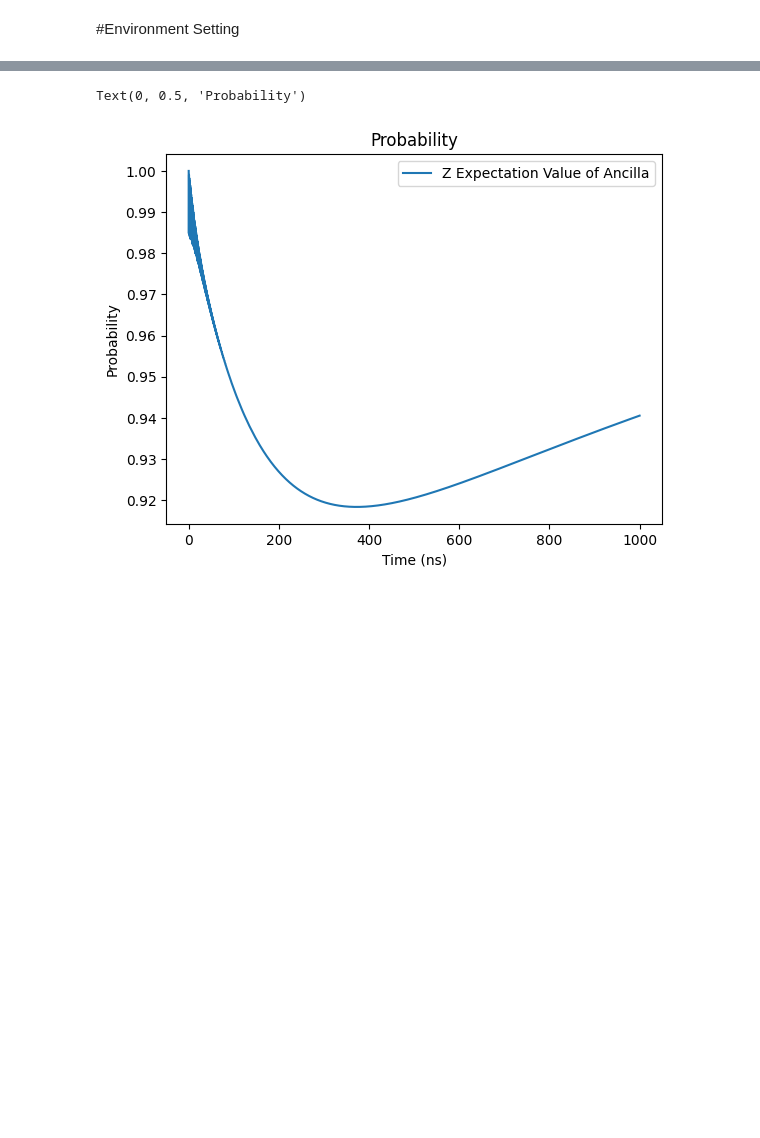
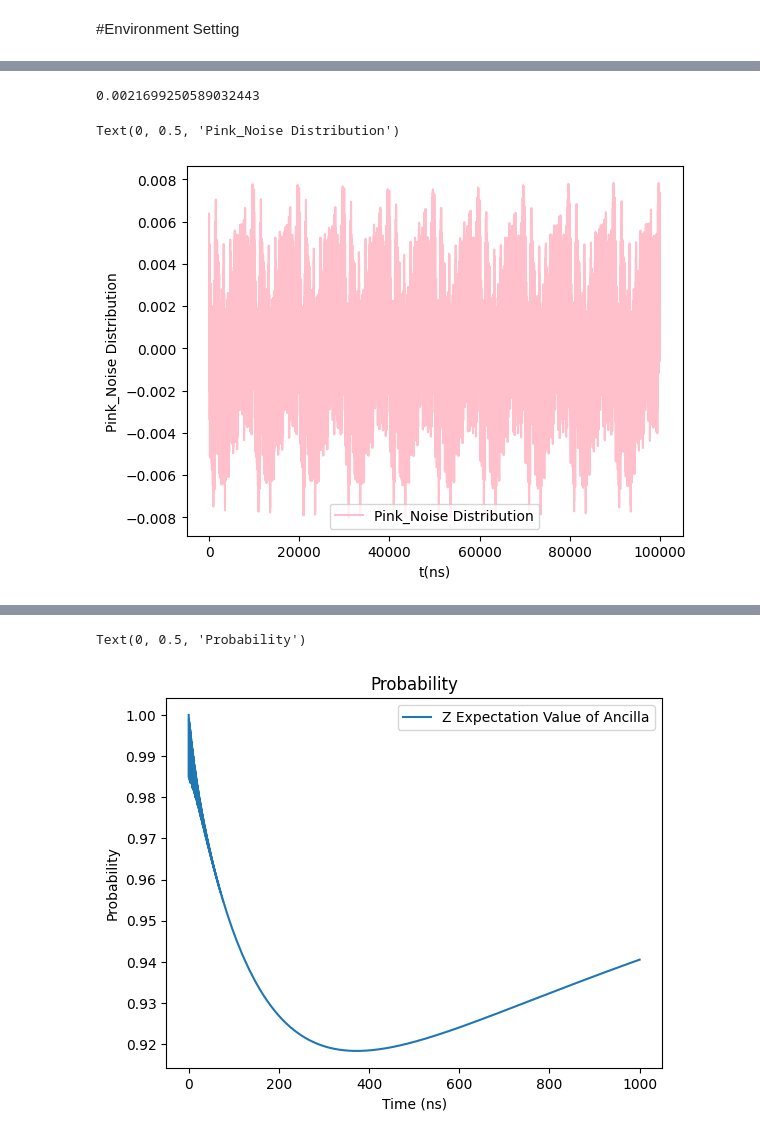
Before and after one commit to BrainConnection/Dynamical_Decoupling_Project, a Jupyter notebook: Dual Rail Erasure Qubit Reproduce.ipynb, the cells around one changed output, grey strips where cells are left out. Cells and saved outputs as stored; diff of their text form; code cells hidden in the pictures; blank space fills up the shorter version.

```diff
--- a/Dual Rail Erasure Qubit Reproduce.ipynb
+++ b/Dual Rail Erasure Qubit Reproduce.ipynb
@@ -319,0 +303,16 @@ result4 = mesolve(
+# %%
+def Pink_Noise_1(args):
+
+  min_freq = args['min_freq']
+  freq_repeat = args['freq_repeat']
+  mu = args['mu']
+  sigma = args['sigma']
+  A = args['A_noise1']
+
+  t_srt = args['t_srt']
+  t_end = args['t_end']
+  t_repeat = args['t_repeat']
+  t_shift = args['t_shift']
+
+
+  return Pink_Noise_Create_1(min_freq, freq_repeat, t_srt, t_end, t_repeat, t_shift, mu, sigma, A)
@@ -319,0 +338,30 @@ result4 = mesolve(
+# %%
+min_freq = 0.0001
+freq_repeat = 10000
+t_shift = 0
+
+t_repeat = 200000
+t_srt = 0
+t_end = 100000
+
+mu = 0
+sigma = 1
+
+A = 1
+
+args = {'min_freq': min_freq, 'freq_repeat': freq_repeat, 't_srt': t_srt, 't_end': t_end, 't_repeat': t_repeat, 't_shift': t_shift, 'mu': mu, 'sigma': sigma, 'A_noise1': 2*np.pi*0.000001}
+# %%
+tlist = np.linspace(t_srt, t_end, t_repeat)
+Pink_Noise_Sample = Pink_Noise_1(args)
+
+print(np.sqrt(np.mean(Pink_Noise_Sample**2)))
+
+fig, ax = plt.subplots(1, 1)
+ax.plot(tlist, Pink_Noise_Sample, label = 'Pink_Noise Distribution', color='pink')
+ax.legend(loc = 0)
+ax.set_xlabel('t(ns)')
+ax.set_ylabel('Pink_Noise Distribution')
+# %% [output]
+0.0021699250589032443
+Text(0, 0.5, 'Pink_Noise Distribution')
+[figure, added]
```
Also changed, not shown: parts of 49 cells of this notebook.
